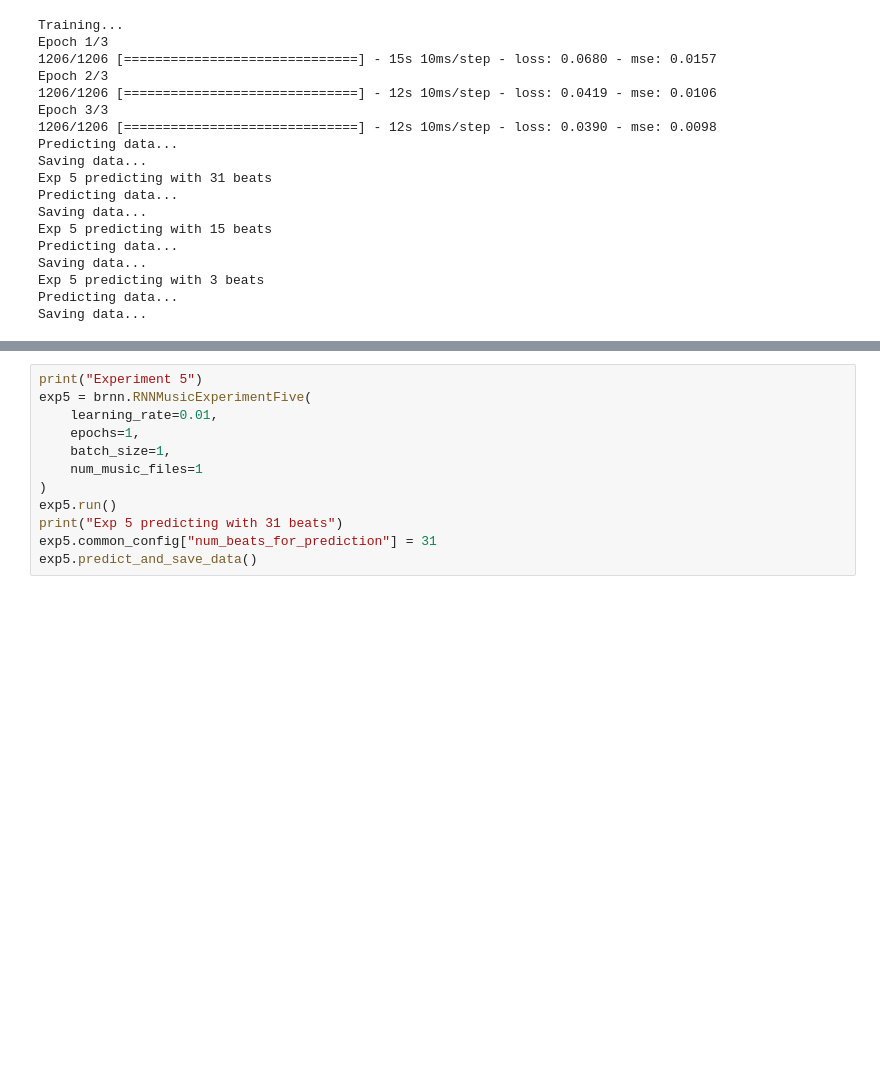
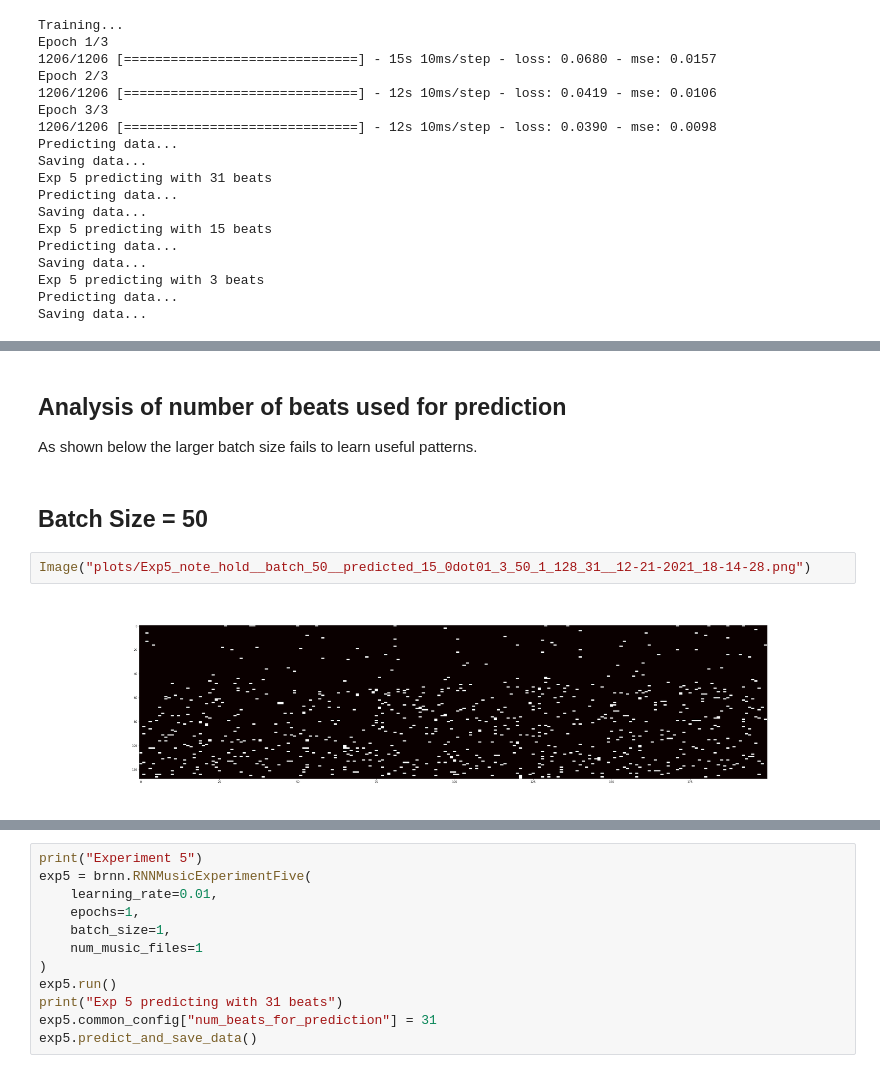
Before and after one commit to jannikjw/music_generation_rnn, a Jupyter notebook: rnn-music-generation.ipynb, the cells around one changed output, grey strips where cells are left out. Cells and saved outputs as stored; diff of their text form; blank space fills up the shorter version.

Commit message:
adding exp on batch size

```diff
--- a/rnn-music-generation.ipynb
+++ b/rnn-music-generation.ipynb
@@ -332,0 +355,10 @@ Saving data...
+# %% [markdown]
+## Analysis of number of beats used for prediction
+
+As shown below the larger batch size fails to learn useful patterns.
+# %% [markdown]
+## Batch Size = 50
+# %%
+Image("plots/Exp5_note_hold__batch_50__predicted_15_0dot01_3_50_1_128_31__12-21-2021_18-14-28.png")
+# %% [output]
+[figure, added]
```
Also changed, not shown: parts of 20 cells of this notebook, 2 other files.
